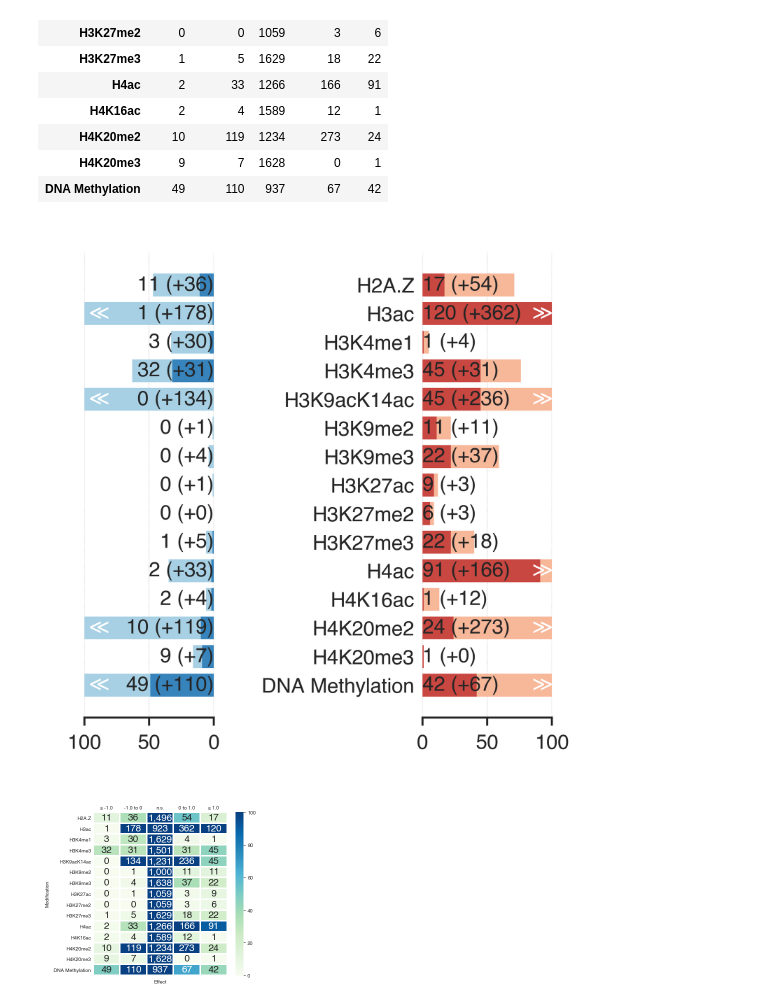
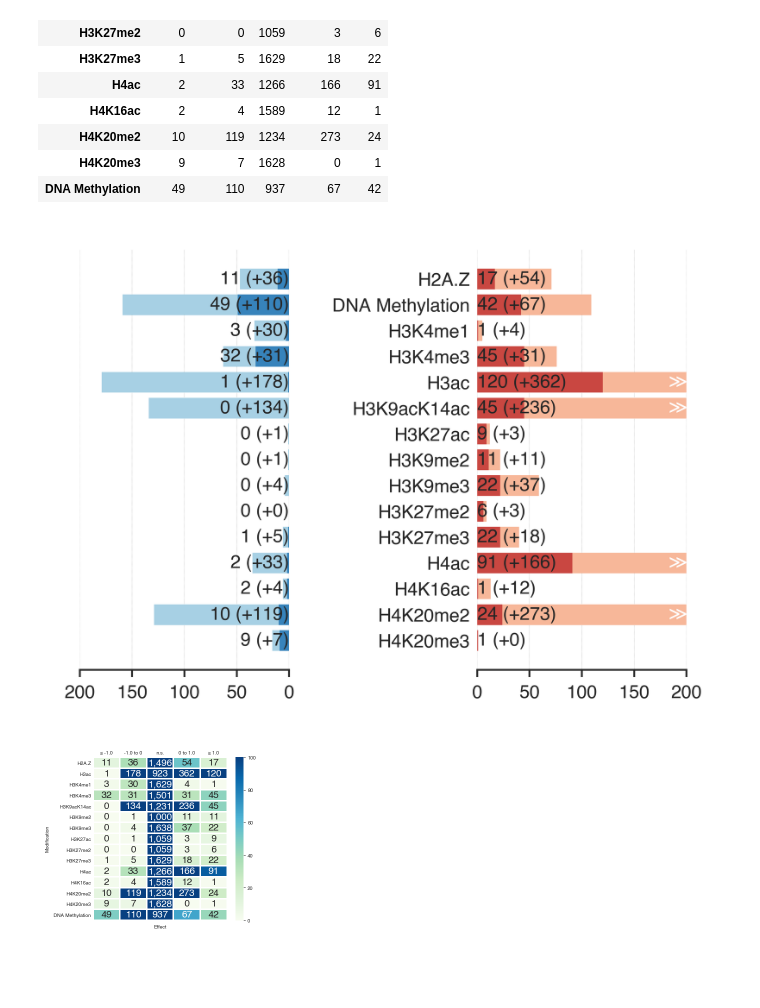
Before and after one commit to lukauskas/publications-lukauskas-2024-marcs, a Jupyter notebook: extra-figures-notebooks/ptm-response/Figure counts.ipynb, the cells around one changed output. Cells and saved outputs as stored; diff of their text form; code cells hidden in the pictures; blank space fills up the shorter version.

Commit message:
Updated figure counts

```diff
--- a/extra-figures-notebooks/ptm-response/Figure counts.ipynb
+++ b/extra-figures-notebooks/ptm-response/Figure counts.ipynb
@@ -151,12 +151,25 @@ count_matrix
 | H4K20me2 | 10 | 119 | 1234 | 273 | 24 |
 | H4K20me3 | 9 | 7 | 1628 | 0 | 1 |
 | DNA Methylation | 49 | 110 | 937 | 67 | 42 |
+# %%
+PTM_ORDER = [
+    'H2A.Z', 'DNA Methylation',
+
+    'H3K4me1', 'H3K4me3',
+    'H3ac', 'H3K9acK14ac', 'H3K27ac',
+
+    'H3K9me2', 'H3K9me3',
+    'H3K27me2', 'H3K27me3',
+
+    'H4ac', 'H4K16ac',
+    'H4K20me2', 'H4K20me3'
+]
 # %%
 from matplotlib.ticker import LogLocator, NullFormatter
 
-xlim = 100
+xlim = 200
 
-fig = plt.figure(figsize=(2,2), dpi=600)
+fig = plt.figure(figsize=(2.7,2), dpi=600)
 
 ax_left = fig.add_subplot(1, 2, 1)
 ax_right = fig.add_subplot(1, 2, 2, sharey=ax_left)
@@ -165,6 +178,7 @@ palette = sns.color_palette('RdBu_r', 5).as_hex()
 
 
 _df = count_matrix.copy()
+_df = _df.loc[PTM_ORDER]
 _df = _df.iloc[::-1]
 
 ax_left.barh(_df.index, _df['≤ -1.0'], color=palette[0])
@@ -197,36 +211,36 @@ for ix, row in _df.iterrows():
                      ha='left', va='center',
                      color='white',
                      fontsize=fontsize)
 
 
 ax_left.invert_xaxis()
 
 # ax_right.set_xscale('log')
 # ax_left.set_xscale('log')
 
 sns.despine(left=True, right=True, ax=ax_left)
 sns.despine(ax=ax_right, left=True)
 
 for tick in ax_left.yaxis.get_ticklabels():
     tick.set_visible(False)
 
 ax_left.yaxis.set_tick_params(length=0)
 ax_right.yaxis.set_tick_params(length=0)
 
 ax_left.set_xlim([xlim, 0])
 ax_right.set_xlim([0, xlim])
 
 ax_left.yaxis.grid(False)
 ax_right.yaxis.grid(False)
 
-ax_left.set_xticks([0, 50, 100])
-ax_right.set_xticks([0, 50, 100])
+ax_left.set_xticks([0, 50, 100, 150, 200])
+ax_right.set_xticks([0, 50, 100, 150, 200])
 
 plt.tight_layout()
 
 plt.savefig(os.path.join(OUTPUT_DIRECTORY, 'significant-counts-barplots.pdf'), bbox_inches='tight')
 # %% [output]
-[figure, old version]
+[figure, new version]
 # %%
 fig = plt.figure(figsize=(3, 3))
 ax = plt.gca()
```
